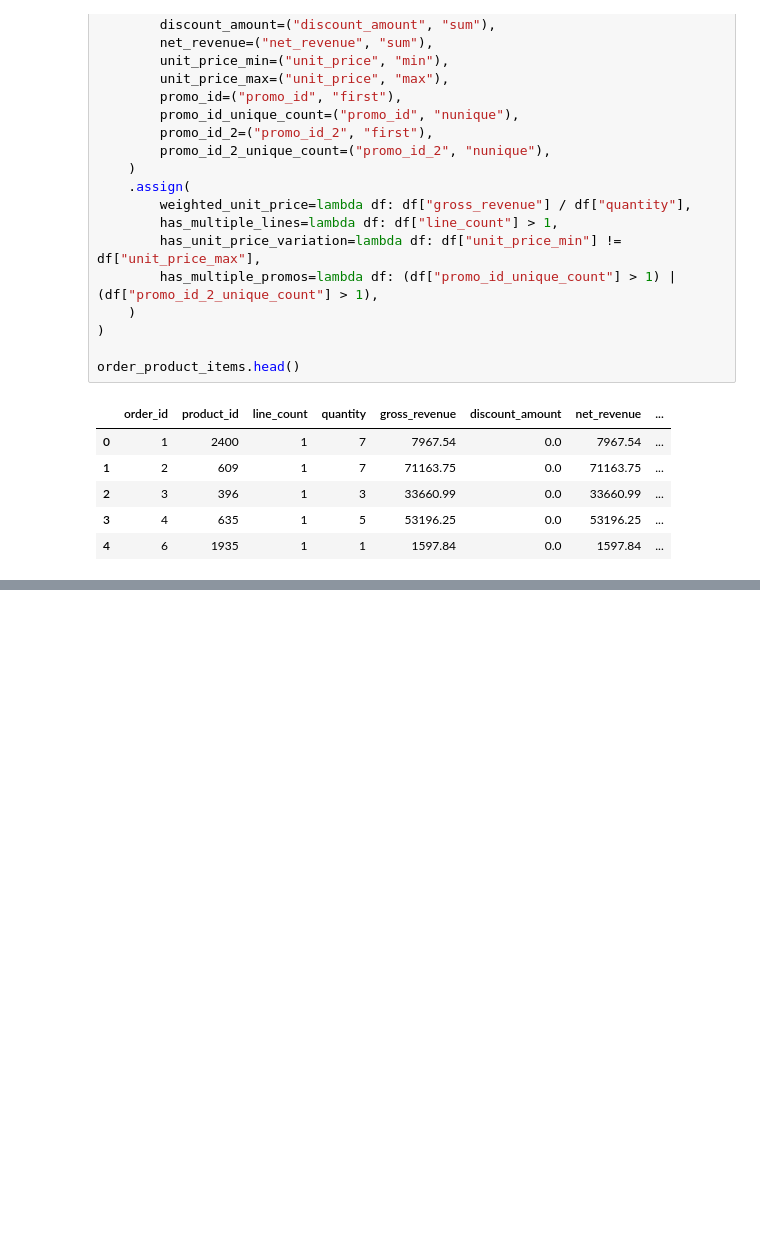
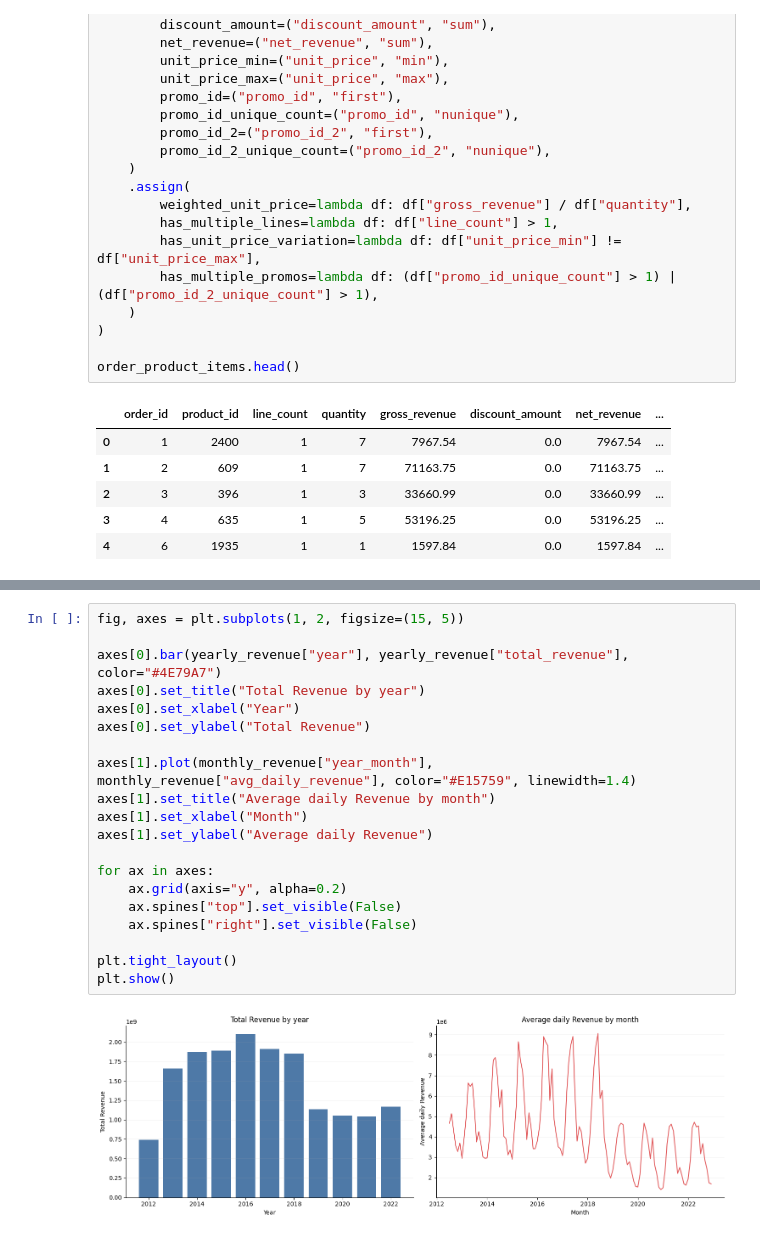
Before and after one commit to Sililibichimi/Weekly_Report, a Jupyter notebook: task_28_05_2026/EDA_revenue_and_profit.ipynb, the cells around one changed output, grey strips where cells are left out. Drawn from its saved outputs; the diff is of its cells as text; blank space fills up the shorter version.

```diff
--- a/task_28_05_2026/EDA_revenue_and_profit.ipynb
+++ b/task_28_05_2026/EDA_revenue_and_profit.ipynb
@@ -237,0 +636,22 @@ display(
+# %%
+fig, axes = plt.subplots(1, 2, figsize=(15, 5))
+
+axes[0].bar(yearly_revenue["year"], yearly_revenue["total_revenue"], color="#4E79A7")
+axes[0].set_title("Total Revenue by year")
+axes[0].set_xlabel("Year")
+axes[0].set_ylabel("Total Revenue")
+
+axes[1].plot(monthly_revenue["year_month"], monthly_revenue["avg_daily_revenue"], color="#E15759", linewidth=1.4)
+axes[1].set_title("Average daily Revenue by month")
+axes[1].set_xlabel("Month")
+axes[1].set_ylabel("Average daily Revenue")
+
+for ax in axes:
+    ax.grid(axis="y", alpha=0.2)
+    ax.spines["top"].set_visible(False)
+    ax.spines["right"].set_visible(False)
+
+plt.tight_layout()
+plt.show()
+# %% [output]
+[figure, added]
```
Also changed, not shown: parts of 62 cells of this notebook, 3 other files.
